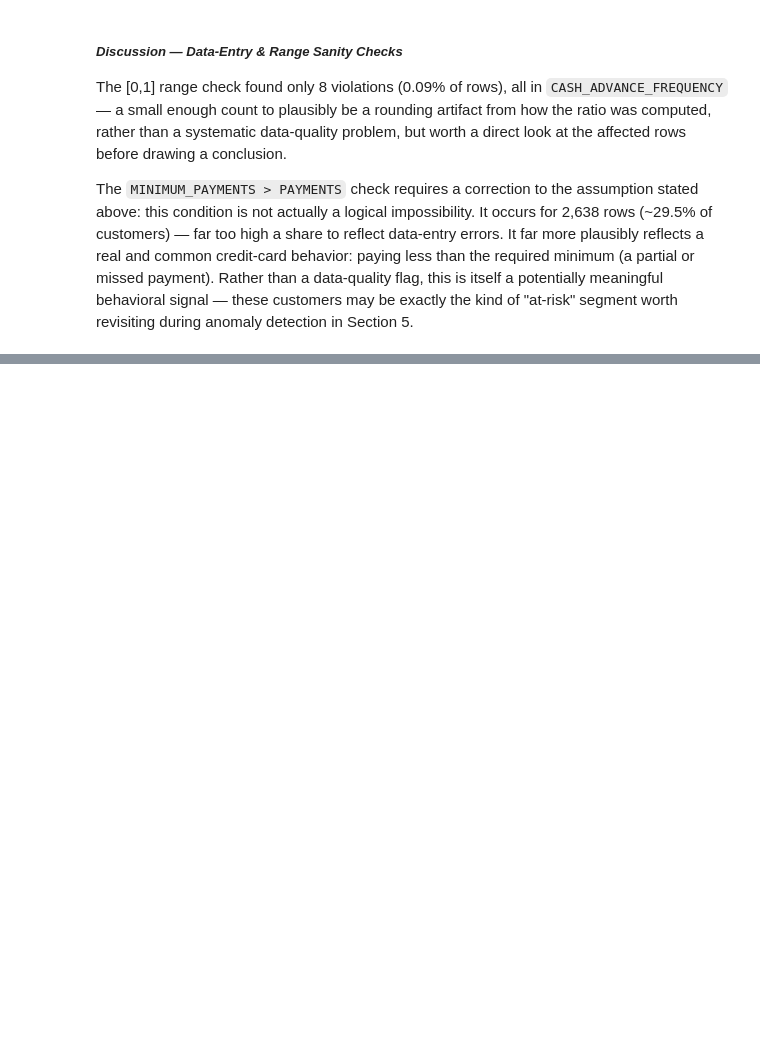
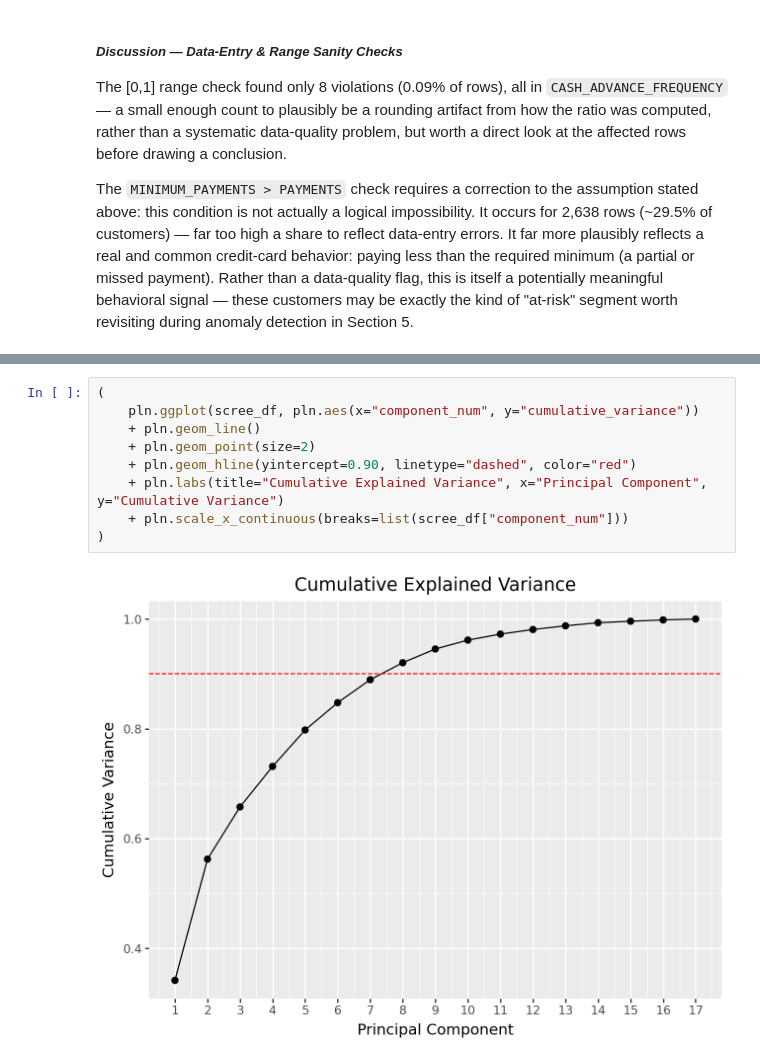
Before and after one commit to idowein/data-science-course-HIT, a Jupyter notebook: HW3/HW3.ipynb, the cells around one changed output, grey strips where cells are left out. Cells and saved outputs as stored; diff of their text form; blank space fills up the shorter version.

```diff
--- a/HW3/HW3.ipynb
+++ b/HW3/HW3.ipynb
@@ -580,0 +795,11 @@ potentially meaningful behavioral signal — these customers may be exactly the
+# %%
+(
+    pln.ggplot(scree_df, pln.aes(x="component_num", y="cumulative_variance"))
+    + pln.geom_line()
+    + pln.geom_point(size=2)
+    + pln.geom_hline(yintercept=0.90, linetype="dashed", color="red")
+    + pln.labs(title="Cumulative Explained Variance", x="Principal Component", y="Cumulative Variance")
+    + pln.scale_x_continuous(breaks=list(scree_df["component_num"]))
+)
+# %% [output]
+[figure, added]
```
Also changed, not shown: parts of 28 cells of this notebook.
